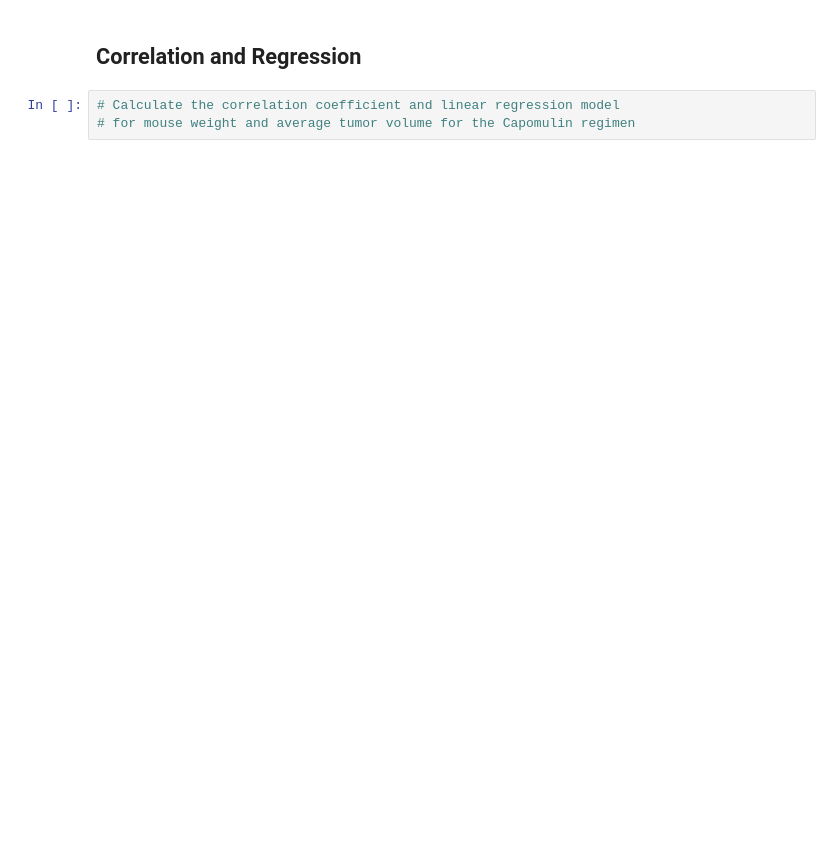
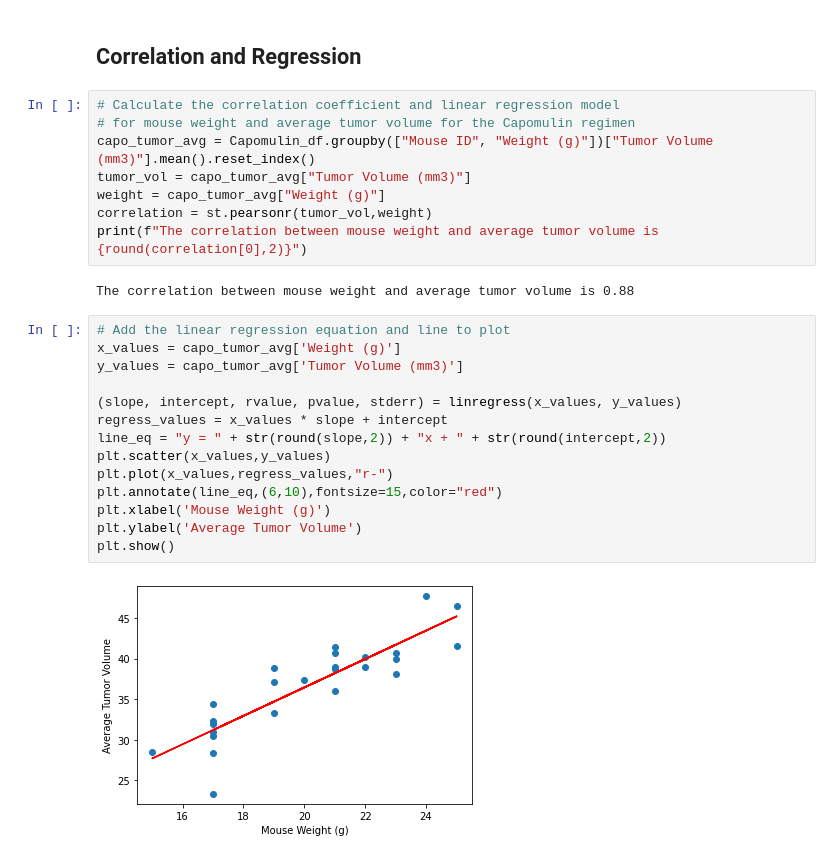
Before and after one commit to woodpecker2100/matplotlib, a Jupyter notebook: pymaceuticals_starter.ipynb, the cells around one changed output. Saved outputs shown, nothing was run; the diff lists cells and outputs as text; blank space fills up the shorter version.

```diff
--- a/pymaceuticals_starter.ipynb
+++ b/pymaceuticals_starter.ipynb
@@ -240,3 +415,26 @@ last_tumor_vol_df
 # %%
 # Calculate the correlation coefficient and linear regression model
 # for mouse weight and average tumor volume for the Capomulin regimen
+capo_tumor_avg = Capomulin_df.groupby(["Mouse ID", "Weight (g)"])["Tumor Volume (mm3)"].mean().reset_index()
+tumor_vol = capo_tumor_avg["Tumor Volume (mm3)"]
+weight = capo_tumor_avg["Weight (g)"]
+correlation = st.pearsonr(tumor_vol,weight)
+print(f"The correlation between mouse weight and average tumor volume is {round(correlation[0],2)}")
+# %% [output]
+The correlation between mouse weight and average tumor volume is 0.88
+# %%
+# Add the linear regression equation and line to plot
+x_values = capo_tumor_avg['Weight (g)']
+y_values = capo_tumor_avg['Tumor Volume (mm3)']
+
+(slope, intercept, rvalue, pvalue, stderr) = linregress(x_values, y_values)
+regress_values = x_values * slope + intercept
+line_eq = "y = " + str(round(slope,2)) + "x + " + str(round(intercept,2))
+plt.scatter(x_values,y_values)
+plt.plot(x_values,regress_values,"r-")
+plt.annotate(line_eq,(6,10),fontsize=15,color="red")
+plt.xlabel('Mouse Weight (g)')
+plt.ylabel('Average Tumor Volume')
+plt.show()
+# %% [output]
+[figure, added]
```
Also changed, not shown: parts of 13 cells of this notebook.
